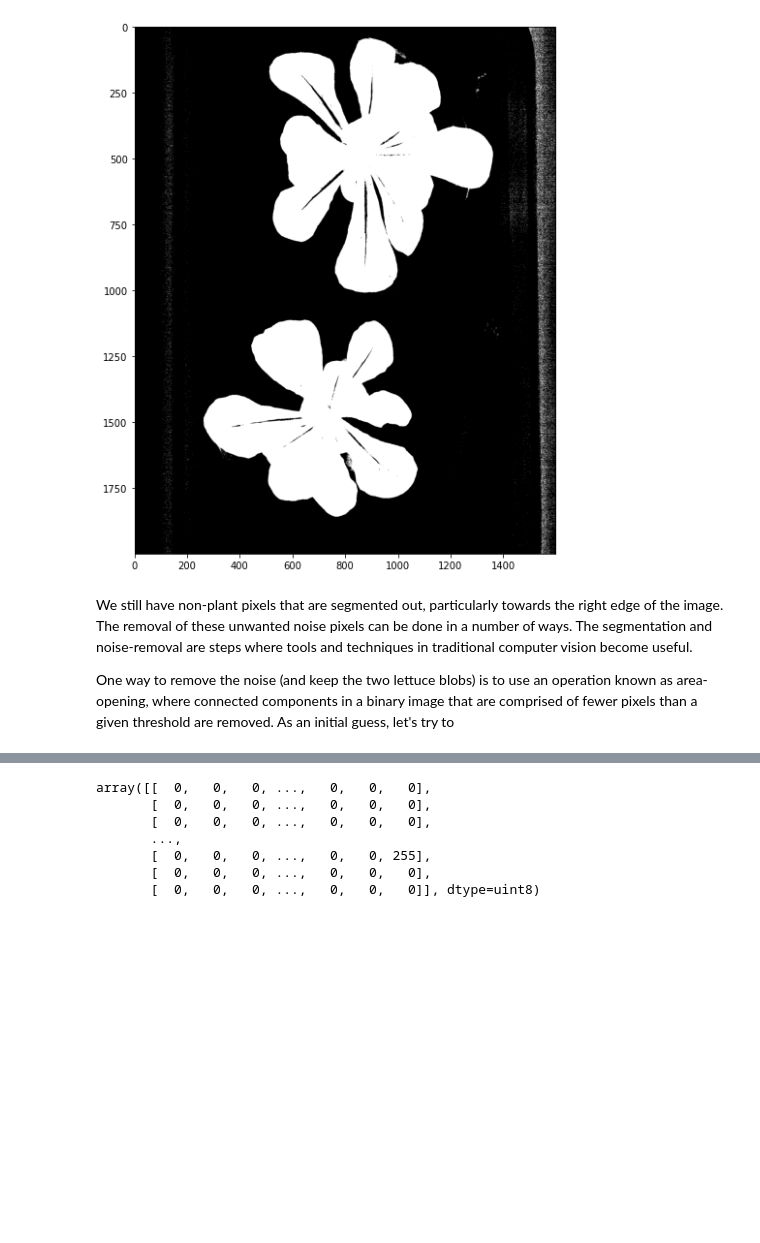
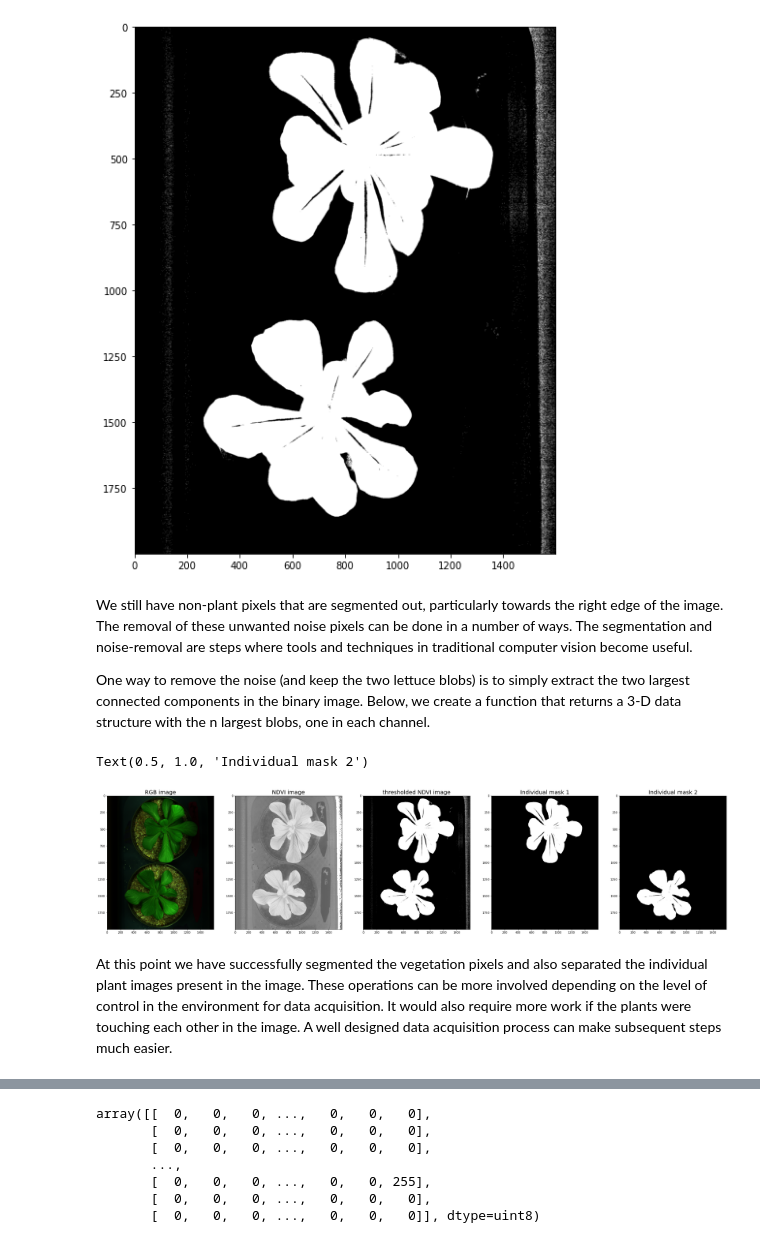
Before and after one commit to piyuss/hyperspectral-image-demo, a Jupyter notebook: Copy_of_hyper_image_demo.ipynb, the cells around one changed output, grey strips where cells are left out. Drawn from its saved outputs; the diff is of its cells as text; code cells hidden in the pictures; blank space fills up the shorter version.

```diff
--- a/Copy_of_hyper_image_demo.ipynb
+++ b/Copy_of_hyper_image_demo.ipynb
@@ -224,4 +224,4 @@ show_image(mask_initial)
 # %% [markdown]
 We still have non-plant pixels that are segmented out, particularly towards the right edge of the image. The removal of these unwanted noise pixels can be done in a number of ways. The segmentation and noise-removal are steps where tools and techniques in traditional computer vision become useful.
 
-One way to remove the noise (and keep the two lettuce blobs) is to use an operation known as area-opening, where connected components in a binary image that are comprised of fewer pixels than a given threshold are removed. As an initial guess, let's try to
+One way to remove the noise (and keep the two lettuce blobs) is to simply extract the two largest connected components in the binary image. Below, we create a function that returns a 3-D data structure with the n largest blobs, one in each channel.
@@ -231,2 +248,19 @@ num_labels, labels, stats, centroids = cv2.connectedComponentsWithStats(mask_ini
+# %%
+f, axarr = plt.subplots(1,5, figsize =(40,40))
+axarr[0].imshow(rgb_img, cmap=plt.get_cmap("gray"))
+axarr[0].set_title('RGB image', fontsize=20)
+axarr[1].imshow(ndvi_img, cmap=plt.get_cmap("gray"))
+axarr[1].set_title('NDVI image', fontsize=20)
+axarr[2].imshow(mask_initial, cmap=plt.get_cmap("gray"))
+axarr[2].set_title('thresholded NDVI image', fontsize=20)
+axarr[3].imshow(aggregate_img[:,:,0], cmap=plt.get_cmap("gray"))
+axarr[3].set_title('Individual mask 1', fontsize=20)
+axarr[4].imshow(aggregate_img[:,:,1], cmap=plt.get_cmap("gray"))
+axarr[4].set_title('Individual mask 2', fontsize=20)
+# %% [output]
+Text(0.5, 1.0, 'Individual mask 2')
+[figure, added]
+# %% [markdown]
+At this point we have successfully segmented the vegetation pixels and also separated the individual plant images present in the image. These operations can be more involved depending on the level of control in the environment for data acquisition. It would also require more work if the plants were touching each other in the image. A well designed data acquisition process can make subsequent steps much easier.
 # %%
 # %% [output]
```
Also changed, not shown: parts of 10 cells of this notebook.
